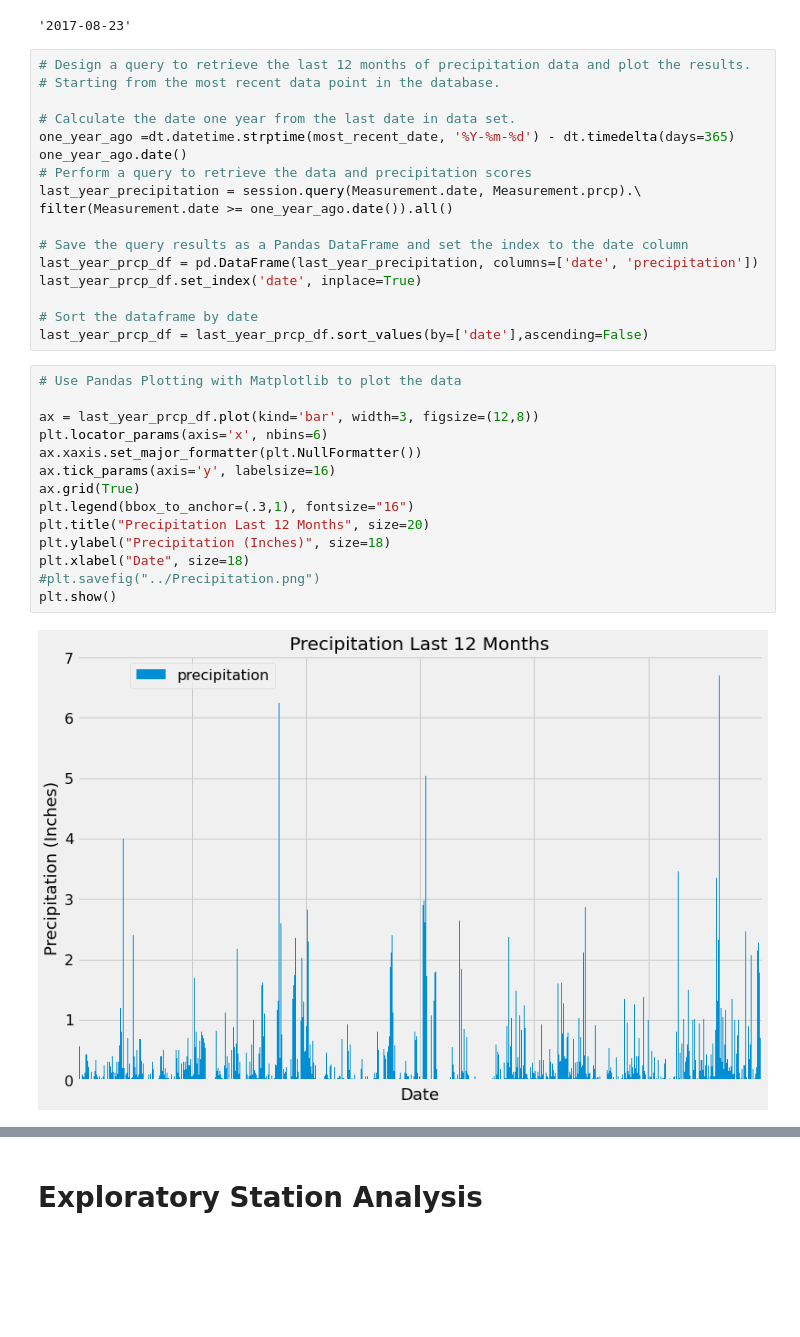
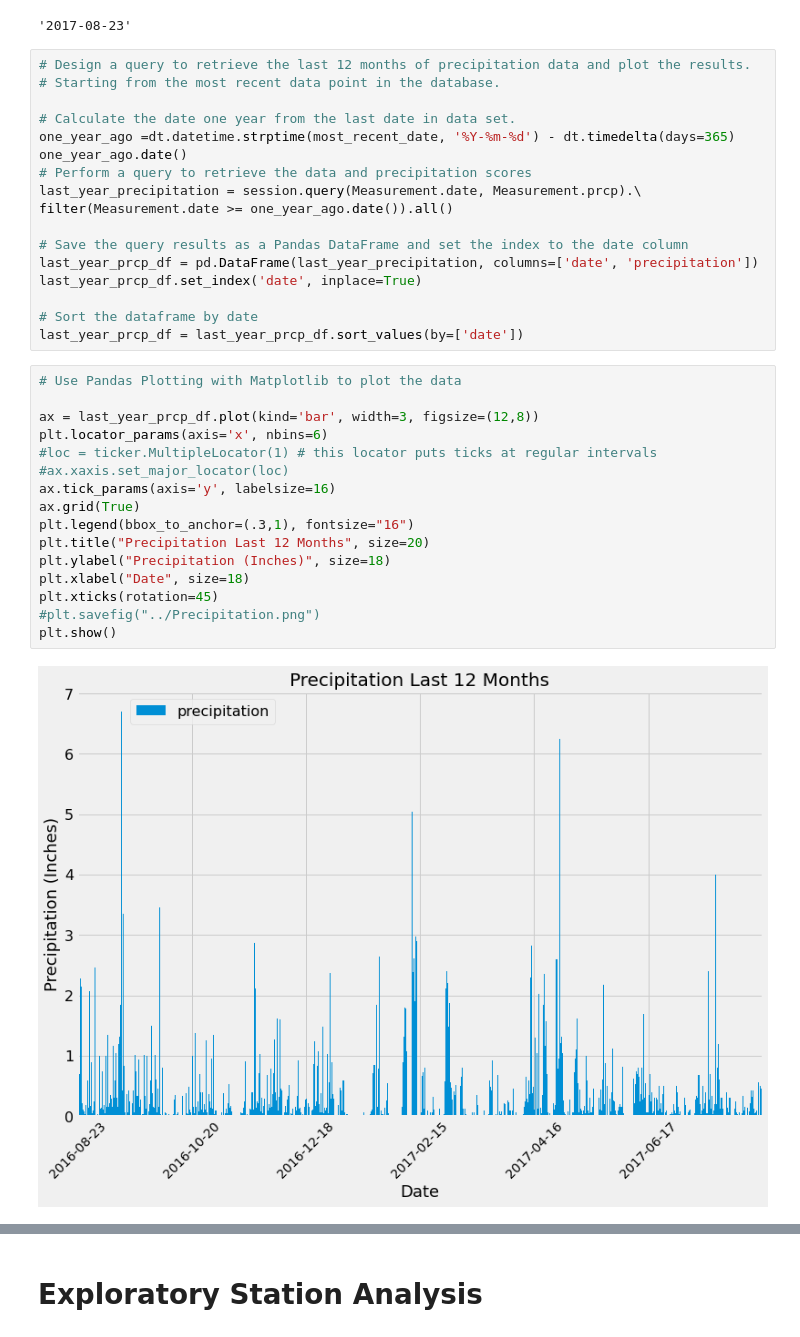
Before and after one commit to spicuzzi2010/sqlalchemy-challenge, a Jupyter notebook: climate_starter.ipynb, the cells around one changed output, grey strips where cells are left out. Saved outputs shown, nothing was run; the diff lists cells and outputs as text; blank space fills up the shorter version.

Commit message:
updating precipitation chart and adding summary statistics

```diff
--- a/climate_starter.ipynb
+++ b/climate_starter.ipynb
@@ -68,20 +71,22 @@ last_year_prcp_df = pd.DataFrame(last_year_precipitation, columns=['date', 'prec
 last_year_prcp_df.set_index('date', inplace=True)
 
 # Sort the dataframe by date
-last_year_prcp_df = last_year_prcp_df.sort_values(by=['date'],ascending=False)
+last_year_prcp_df = last_year_prcp_df.sort_values(by=['date'])
 # %%
 # Use Pandas Plotting with Matplotlib to plot the data
 
 ax = last_year_prcp_df.plot(kind='bar', width=3, figsize=(12,8))
 plt.locator_params(axis='x', nbins=6)
-ax.xaxis.set_major_formatter(plt.NullFormatter())
+#loc = ticker.MultipleLocator(1) # this locator puts ticks at regular intervals
+#ax.xaxis.set_major_locator(loc)
 ax.tick_params(axis='y', labelsize=16)
 ax.grid(True)
 plt.legend(bbox_to_anchor=(.3,1), fontsize="16")
 plt.title("Precipitation Last 12 Months", size=20)
 plt.ylabel("Precipitation (Inches)", size=18)
 plt.xlabel("Date", size=18)
+plt.xticks(rotation=45)
 #plt.savefig("../Precipitation.png")
 plt.show()
 # %% [output]
-[figure, old version]
+[figure, new version]
```
Also changed, not shown: parts of 3 cells of this notebook.
